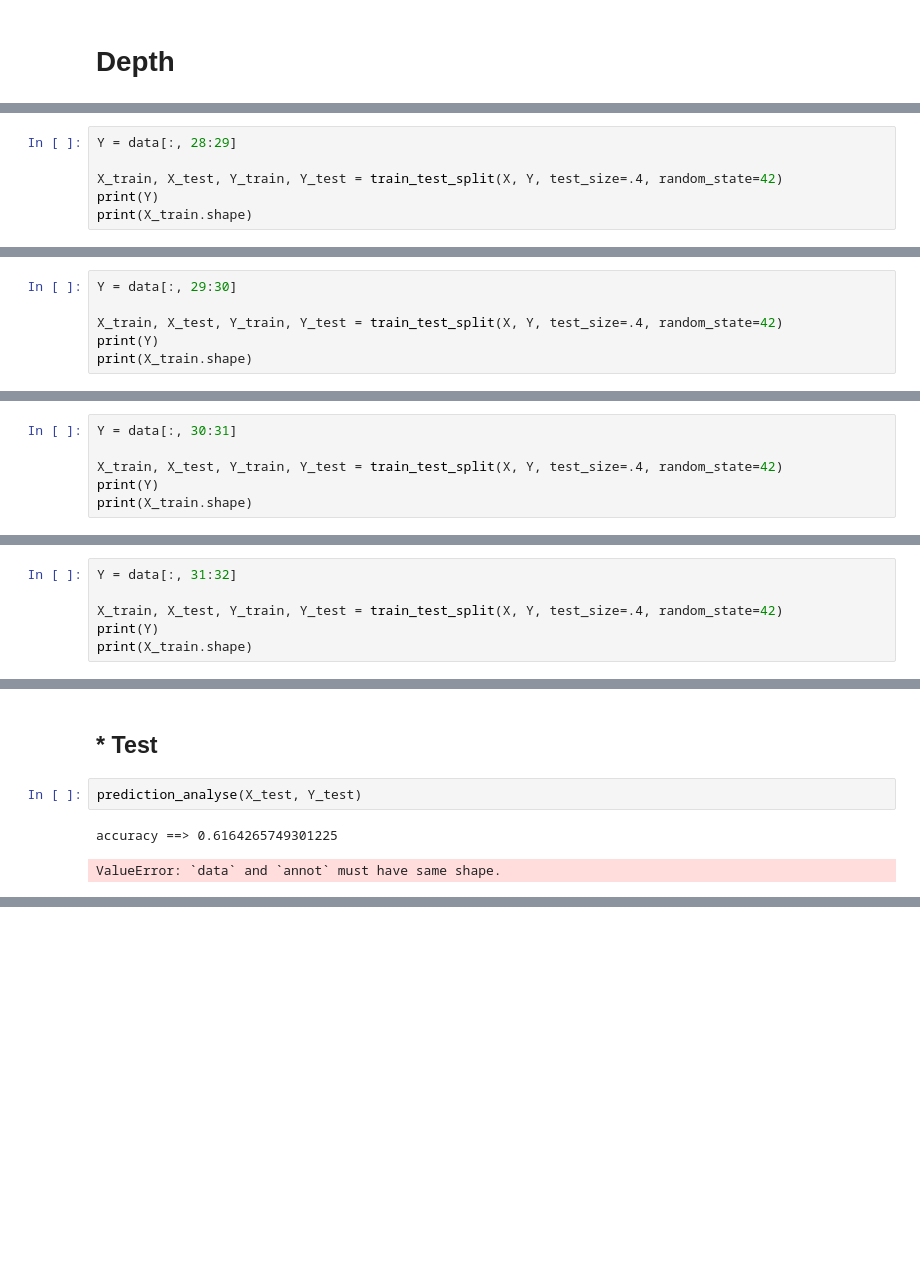
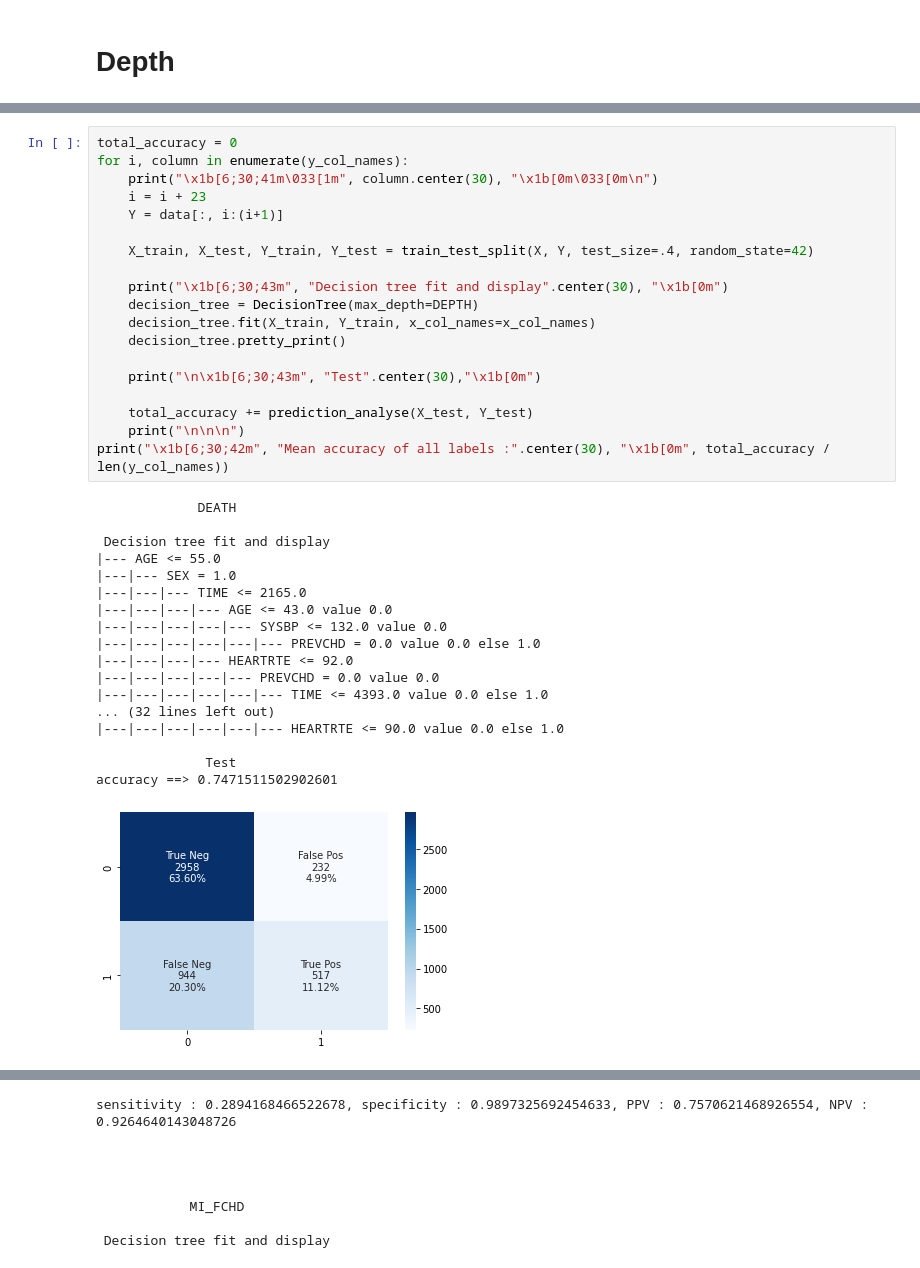
Before and after one commit to ninous-dev/heart-prediction, a Jupyter notebook: decision_tree.ipynb, the cells around one changed output, grey strips where cells are left out. Cells and saved outputs as stored; diff of their text form; blank space fills up the shorter version.

```diff
--- a/decision_tree.ipynb
+++ b/decision_tree.ipynb
@@ -538,6 +334,0 @@ sensitivity : 0.3059467918622848, specificity : 0.9872517047139046, PPV : 0.9009
-# %%
-Y = data[:, 28:29]
-
-X_train, X_test, Y_train, Y_test = train_test_split(X, Y, test_size=.4, random_state=42)
-print(Y)
-print(X_train.shape)
@@ -588,6 +334,0 @@ sensitivity : 0.13691931540342298, specificity : 0.9969354078264969, PPV : 0.811
-# %%
-Y = data[:, 29:30]
-
-X_train, X_test, Y_train, Y_test = train_test_split(X, Y, test_size=.4, random_state=42)
-print(Y)
-print(X_train.shape)
@@ -640,6 +334,0 @@ sensitivity : 0.27934875749785776, specificity : 0.9532146957520092, PPV : 0.666
-# %%
-Y = data[:, 30:31]
-
-X_train, X_test, Y_train, Y_test = train_test_split(X, Y, test_size=.4, random_state=42)
-print(Y)
-print(X_train.shape)
@@ -690,6 +334,0 @@ sensitivity : 0.8936723490320716, specificity : 0.6218487394957983, PPV : 0.8729
-# %%
-Y = data[:, 31:32]
-
-X_train, X_test, Y_train, Y_test = train_test_split(X, Y, test_size=.4, random_state=42)
-print(Y)
-print(X_train.shape)
@@ -723,7 +335,38 @@ decision_tree.pretty_print()
-# %% [markdown]
-## * Test
-# %%
-prediction_analyse(X_test, Y_test)
-# %% [output]
-accuracy ==> 0.6164265749301225
-ValueError: `data` and `annot` must have same shape.
+# %%
+total_accuracy = 0
+for i, column in enumerate(y_col_names):
+    print("\x1b[6;30;41m\033[1m", column.center(30), "\x1b[0m\033[0m\n")
+    i = i + 23
+    Y = data[:, i:(i+1)]
+
+    X_train, X_test, Y_train, Y_test = train_test_split(X, Y, test_size=.4, random_state=42)
+
+    print("\x1b[6;30;43m", "Decision tree fit and display".center(30), "\x1b[0m")
+    decision_tree = DecisionTree(max_depth=DEPTH)
+    decision_tree.fit(X_train, Y_train, x_col_names=x_col_names)
+    decision_tree.pretty_print()
+
+    print("\n\x1b[6;30;43m", "Test".center(30),"\x1b[0m")
+
+    total_accuracy += prediction_analyse(X_test, Y_test)
+    print("\n\n\n")
+print("\x1b[6;30;42m", "Mean accuracy of all labels :".center(30), "\x1b[0m", total_accuracy / len(y_col_names))
+# %% [output]
+             DEATH
+
+ Decision tree fit and display
+|--- AGE <= 55.0
+|---|--- SEX = 1.0
+|---|---|--- TIME <= 2165.0
+|---|---|---|--- AGE <= 43.0 value 0.0
+|---|---|---|---|--- SYSBP <= 132.0 value 0.0
+|---|---|---|---|---|--- PREVCHD = 0.0 value 0.0 else 1.0
+|---|---|---|--- HEARTRTE <= 92.0
+|---|---|---|---|--- PREVCHD = 0.0 value 0.0
+|---|---|---|---|---|--- TIME <= 4393.0 value 0.0 else 1.0
+... (32 lines left out)
+|---|---|---|---|---|--- HEARTRTE <= 90.0 value 0.0 else 1.0
+
+              Test
+accuracy ==> 0.7471511502902601
+[figure, added]
@@ -729,0 +409,8 @@ ValueError: `data` and `annot` must have same shape.
+sensitivity : 0.2894168466522678, specificity : 0.9897325692454633, PPV : 0.7570621468926554, NPV : 0.9264640143048726
+
+
+
+
+            MI_FCHD
+
+ Decision tree fit and display
```
Also changed, not shown: parts of 58 cells of this notebook.
